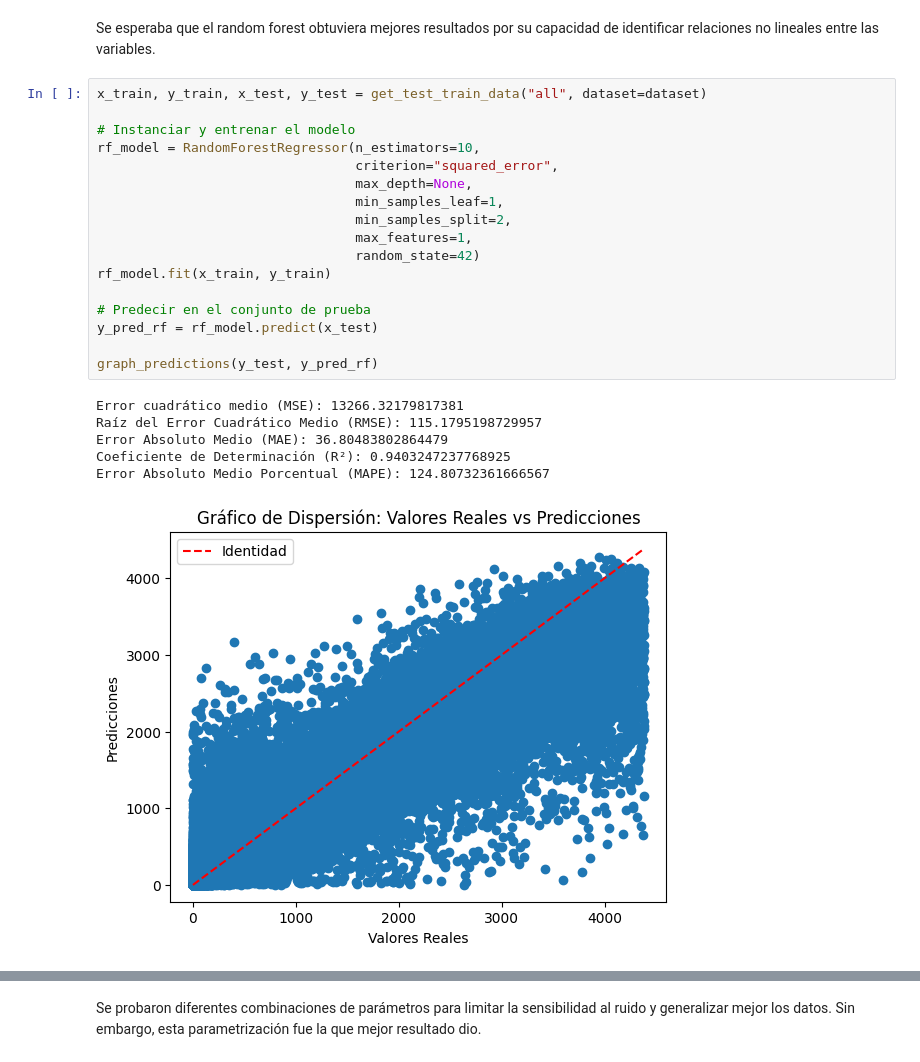
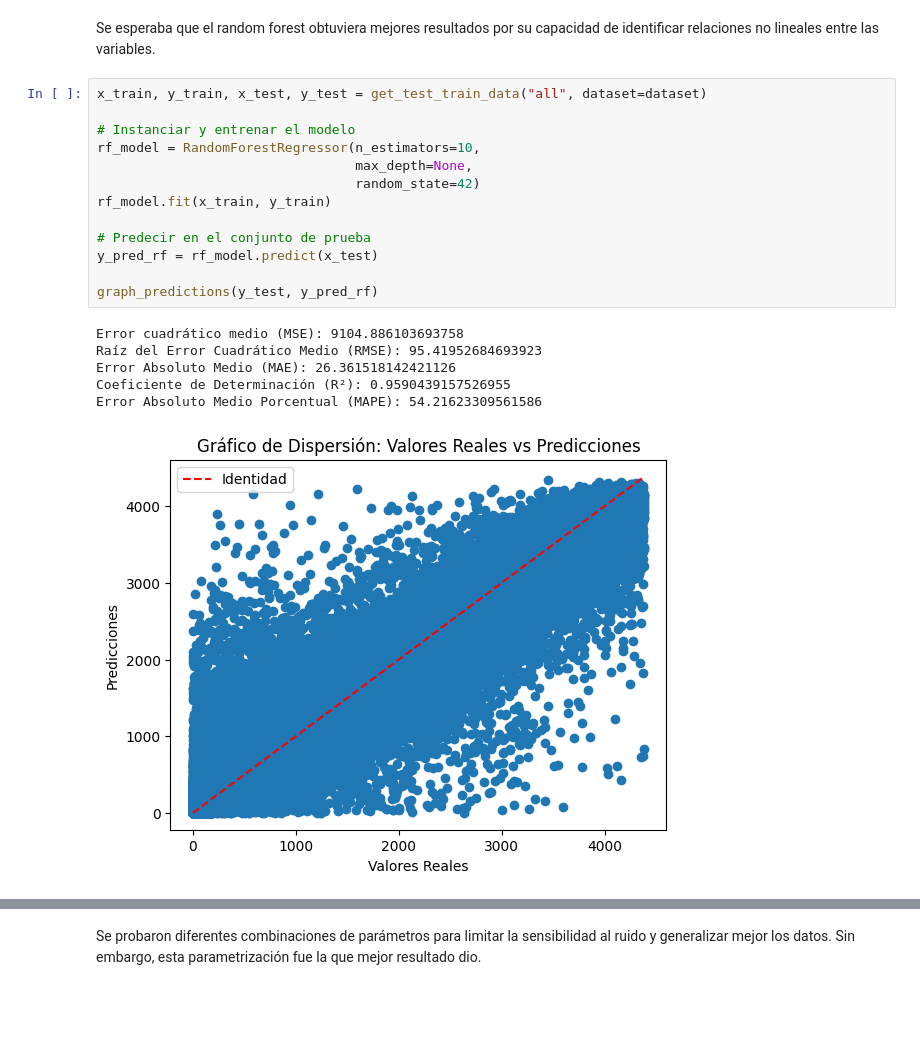
Before and after one commit to GuadiAguilera/TP_CDD, a Jupyter notebook: G13_Trabajo_Practico_Entrega_3.ipynb, the cells around one changed output, grey strips where cells are left out. Drawn from its saved outputs; the diff is of its cells as text; blank space fills up the shorter version.

```diff
--- a/G13_Trabajo_Practico_Entrega_3.ipynb
+++ b/G13_Trabajo_Practico_Entrega_3.ipynb
@@ -330,24 +330,20 @@ Se esperaba que el random forest obtuviera mejores resultados por su capacidad d
 # %%
 x_train, y_train, x_test, y_test = get_test_train_data("all", dataset=dataset)
 
 # Instanciar y entrenar el modelo
 rf_model = RandomForestRegressor(n_estimators=10,
-                                 criterion="squared_error",
                                  max_depth=None,
-                                 min_samples_leaf=1,
-                                 min_samples_split=2,
-                                 max_features=1,
                                  random_state=42)
 rf_model.fit(x_train, y_train)
 
 # Predecir en el conjunto de prueba
 y_pred_rf = rf_model.predict(x_test)
 
 graph_predictions(y_test, y_pred_rf)
 # %% [output]
-Error cuadrático medio (MSE): 13266.32179817381
-Raíz del Error Cuadrático Medio (RMSE): 115.1795198729957
-Error Absoluto Medio (MAE): 36.80483802864479
-Coeficiente de Determinación (R²): 0.9403247237768925
-Error Absoluto Medio Porcentual (MAPE): 124.80732361666567
+Error cuadrático medio (MSE): 9104.886103693758
+Raíz del Error Cuadrático Medio (RMSE): 95.41952684693923
+Error Absoluto Medio (MAE): 26.361518142421126
+Coeficiente de Determinación (R²): 0.9590439157526955
+Error Absoluto Medio Porcentual (MAPE): 54.21623309561586
-[figure, old version]
+[figure, new version]
```
Also changed, not shown: parts of 6 cells of this notebook, 1 other file.
